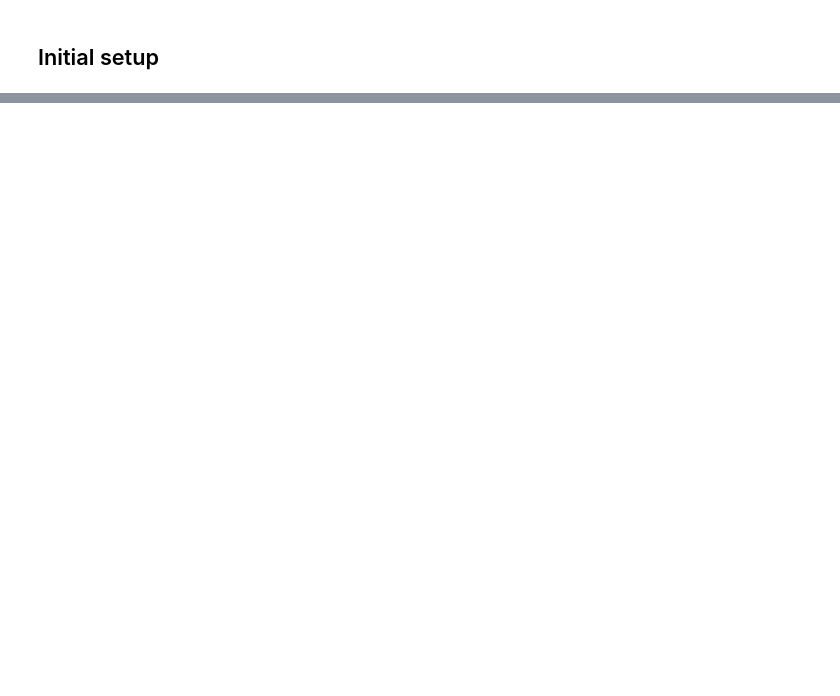
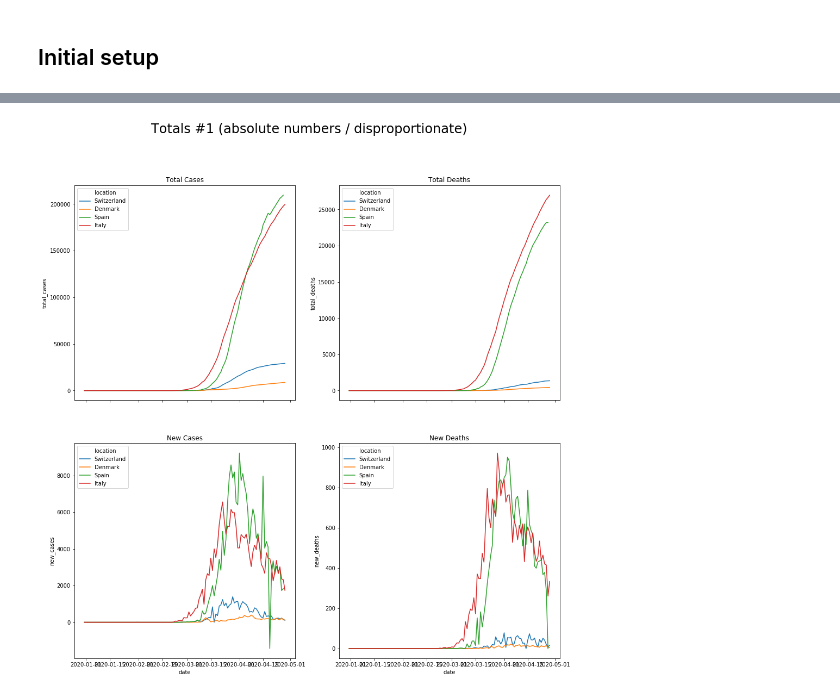
Before and after one commit to adamjakab/covid-19, a Jupyter notebook: covid-19.ipynb, the cells around one changed output, grey strips where cells are left out. Cells and saved outputs as stored; diff of their text form; code cells hidden in the pictures; blank space fills up the shorter version.

```diff
--- a/covid-19.ipynb
+++ b/covid-19.ipynb
@@ -27,14 +50,0 @@ c19_conf = pd.read_csv(url_covid_confirmed)
-# %%
-c19_conf = c19_conf.rename(columns={'Country/Region': 'Country', 'Province/State': 'State'})
-
-# selected countries
-c2i = ["Italy", "Germany", "France", "Denmark", "Hungary"]
-
-c19_conf_sel = c19_conf.loc[c19_conf['Country'].isin(c2i) & c19_conf['State'].isna()]
-
-c19_conf_sel = c19_conf_sel.drop(columns=['State', 'Lat', 'Long'], axis=1, inplace=False)
-
-c19_conf_sel.set_index("Country", inplace=True)
-
-c19_conf_sel.head()
-#patient.loc[:, patient.columns.isin(['sex','birth_year','age','age_group'])]
@@ -76,0 +51,8 @@ sns.lineplot(x=c19_conf_sel_trans.index, y="Italy", data=c19_conf_sel_trans)
+# %%
+# Create a copy with the selected countries
+c19_sel = c19df.loc[c19df['iso_code'].isin(c2i)].copy()
+
+# Convert to datetime
+c19_sel['date'] = pd.to_datetime(c19_sel['date'])
+
+c19_sel.info()
@@ -76,0 +77,14 @@ sns.lineplot(x=c19_conf_sel_trans.index, y="Italy", data=c19_conf_sel_trans)
+# %%
+## Plot Totals - different scale Y axis for each plot
+
+fig, ((ax1, ax2), (ax3, ax4)) = plt.subplots(ncols=2, nrows=2, figsize=(16,16), sharex=True)
+fig.suptitle('Totals #1 (absolute numbers / disproportionate)', fontsize=24)
+
+sns.lineplot(x='date', y="total_cases", hue='location', data=c19_sel, ax=ax1).set_title('Total Cases')
+sns.lineplot(x='date', y="total_deaths", hue='location', data=c19_sel, ax=ax2).set_title('Total Deaths')
+sns.lineplot(x='date', y="new_cases", hue='location', data=c19_sel, ax=ax3).set_title('New Cases')
+sns.lineplot(x='date', y="new_deaths", hue='location', data=c19_sel, ax=ax4).set_title('New Deaths')
+
+plt.show()
+# %% [output]
+[figure, added]
```
Also changed, not shown: parts of 12 cells of this notebook, 1 other file.
